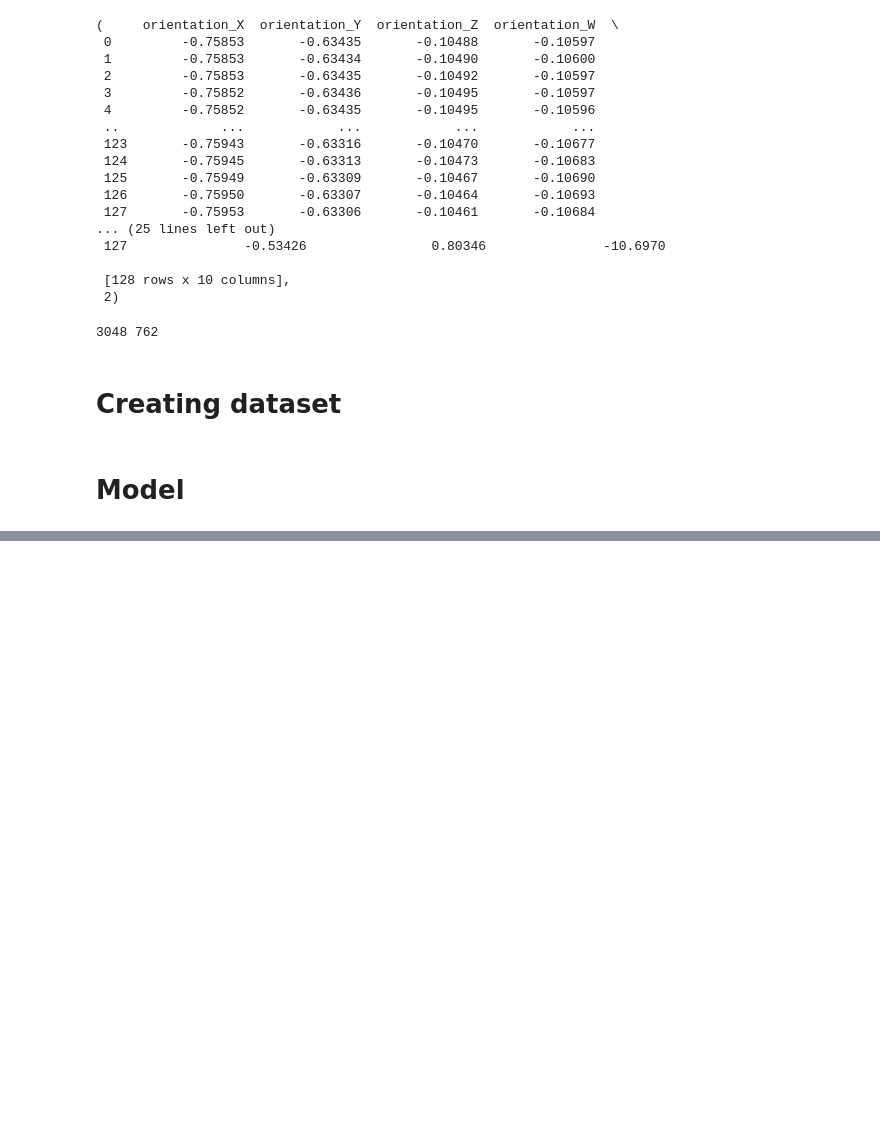
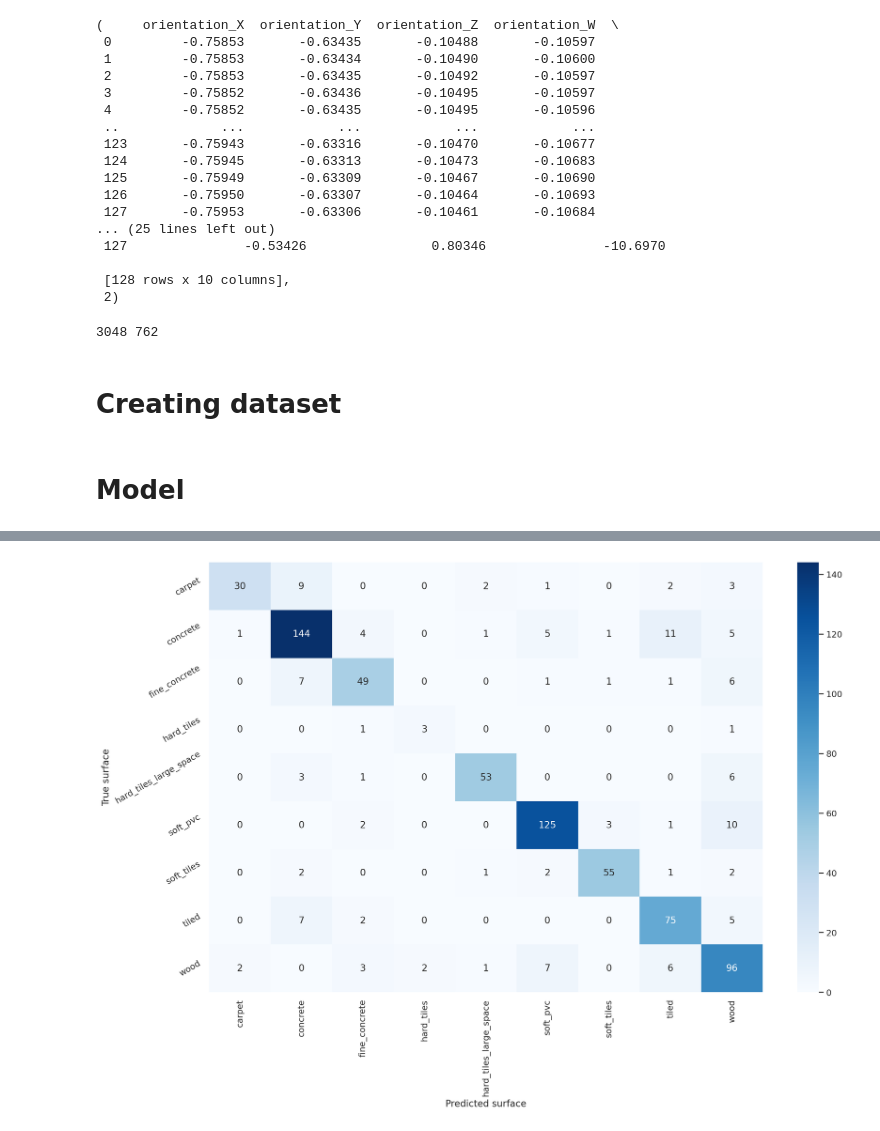
Before and after one commit to neeresh/SepsisEarlyPrediction, a Jupyter notebook: main.ipynb, the cells around one changed output, grey strips where cells are left out. Drawn from its saved outputs; the diff is of its cells as text; code cells hidden in the pictures; blank space fills up the shorter version.

```diff
--- a/main.ipynb
+++ b/main.ipynb
@@ -184,0 +330,23 @@ if labels is not None:
+# %%
+# Predictions
+trained_model = SurfacePredictor.load_from_checkpoint(trainer.checkpoint_callback.best_model_path,
+                                                      n_features=len(FEATURE_COLUMNS),
+                                                      num_classes=len(label_encoder.classes_))
+
+trained_model.freeze()
+# %%
+# Soring new data
+test_dataset = SurfaceDataset(test_sequences)
+
+predictions = []
+labels = []
+
+for item in tqdm(test_dataset):
+    sequence = item["sequence"]
+    label = item['label']
+
+    _, output = trained_model(sequence.unsqueeze(dim=0).to('cuda'))
+    prediction = torch.argmax(output, dim=1)
+    predictions.append(prediction.item())
+
+    labels.append((label.item()))
@@ -184,0 +371,12 @@ if labels is not None:
+# %%
+def show_confusion_matrix(confusion_matrix):
+    hmap = sns.heatmap(confusion_matrix, annot=True, fmt='d', cmap='Blues')
+    hmap.yaxis.set_ticklabels(hmap.yaxis.get_ticklabels(), rotation=0, ha='right')
+    hmap.yaxis.set_ticklabels(hmap.xaxis.get_ticklabels(), rotation=30, ha='right')
+
+    plt.ylabel('True surface')
+    plt.xlabel('Predicted surface')
+# %%
+cm = confusion_matrix(labels, predictions)
+df_cm = pd.DataFrame(cm, index=label_encoder.classes_, columns=label_encoder.classes_)
+df_cm
@@ -184,0 +394,4 @@ if labels is not None:
+# %%
+show_confusion_matrix(df_cm)
+# %% [output]
+[figure, added]
```
Also changed, not shown: parts of 13 cells of this notebook.
